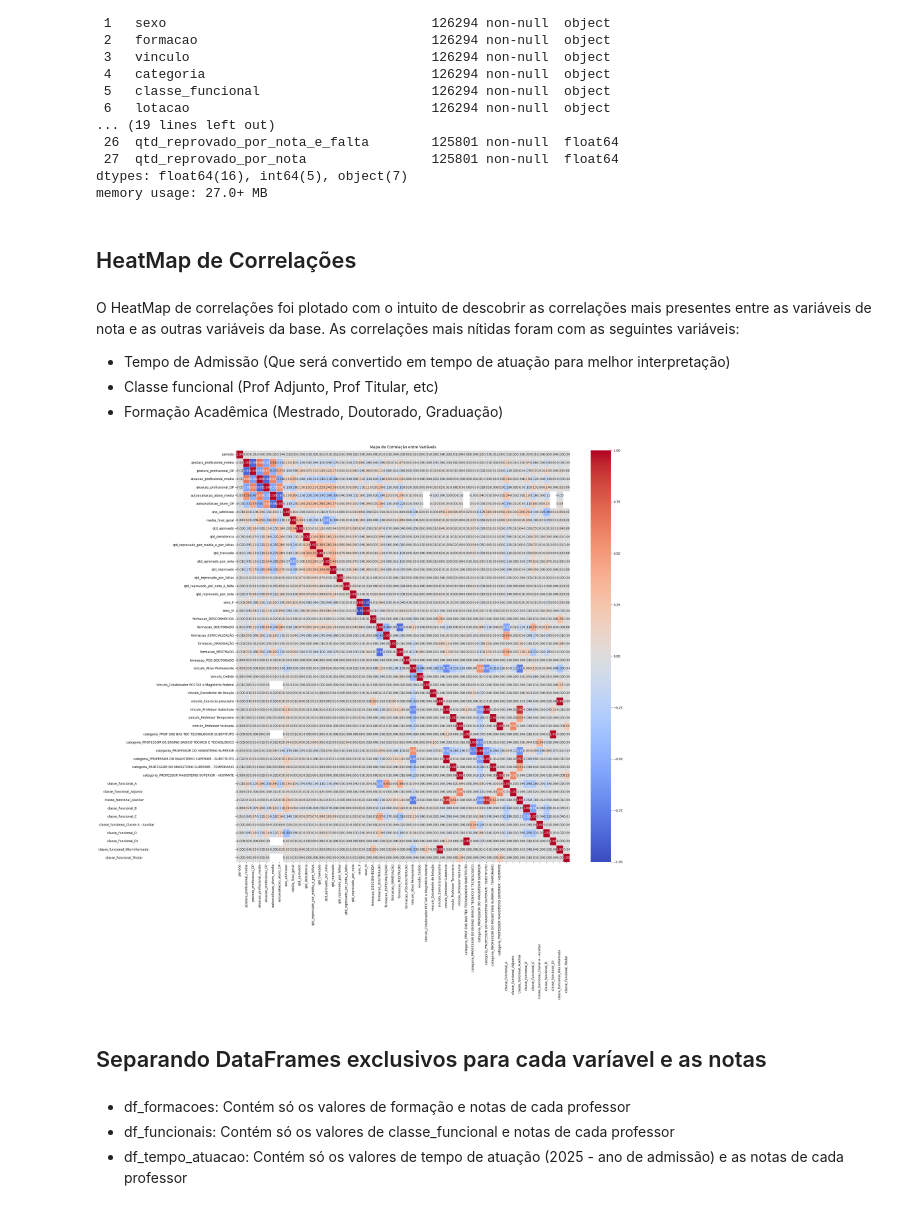
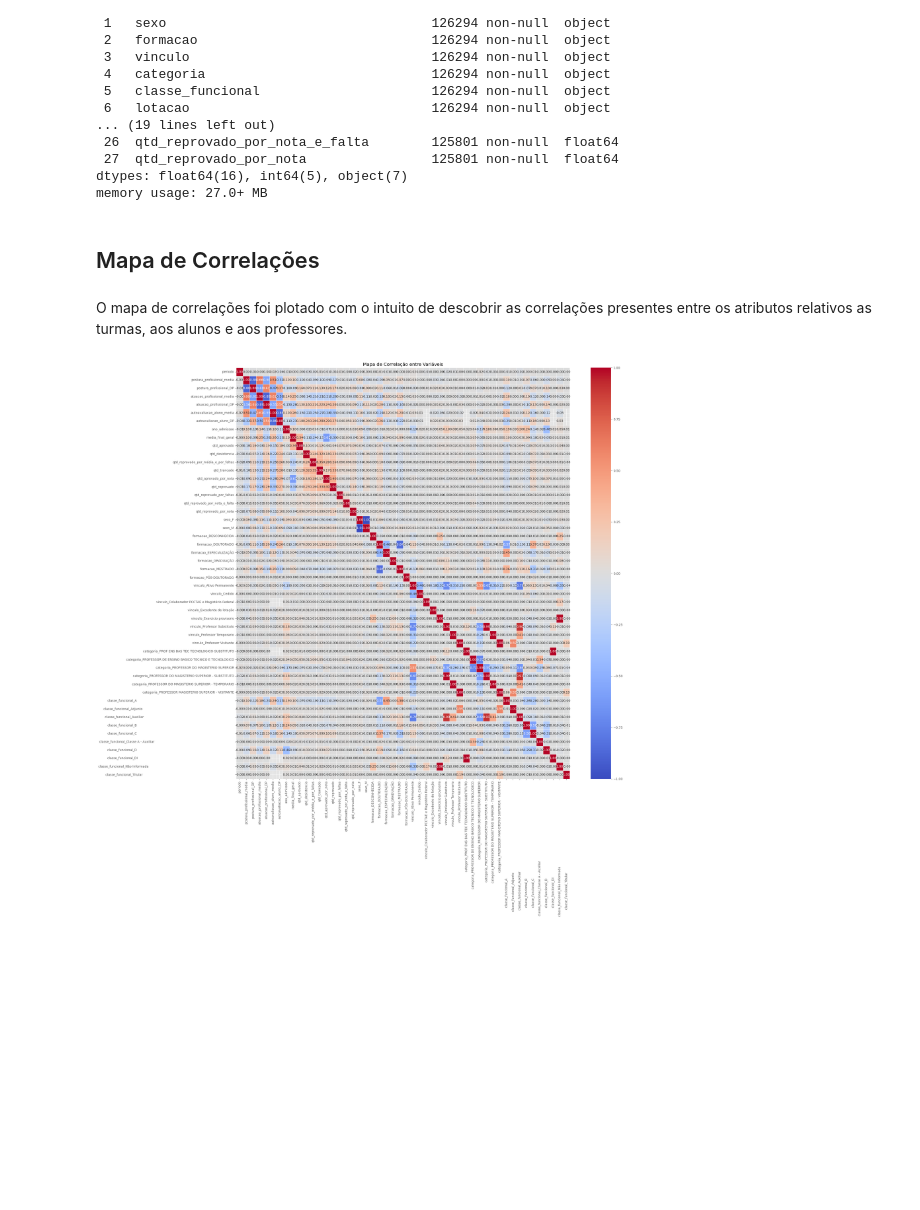
Before and after one commit to PETCC-UFRN/data-pet, a Jupyter notebook: ENAPET2025/EDA_completo.ipynb, the cells around one changed output. Saved outputs shown, nothing was run; the diff lists cells and outputs as text; code cells hidden in the pictures; blank space fills up the shorter version.

Commit message:
mapa de correlações, normalização, remoção de atributos inúteis

```diff
--- a/ENAPET2025/EDA_completo.ipynb
+++ b/ENAPET2025/EDA_completo.ipynb
@@ -14,8 +14,10 @@ Uma turma possui dados que dizem respeito a três pontos:
 # %%
 import pandas as pd
 import numpy as np
+import seaborn as sns
 import matplotlib.pyplot as plt
-import seaborn as sns
+from sklearn.preprocessing import MinMaxScaler
+plt.style.use('ggplot')
 # %% [markdown]
 ## Carregando Arquivo CSV
 # %%
@@ -44,30 +46,24 @@ Data columns (total 28 columns):
 dtypes: float64(16), int64(5), object(7)
 memory usage: 27.0+ MB
 # %% [markdown]
-## HeatMap de Correlações
+## Mapa de Correlações
 # %% [markdown]
-O HeatMap de correlações foi plotado com o intuito de descobrir as correlações mais presentes entre as variáveis de nota e as outras variáveis da base. As correlações mais nítidas foram com as seguintes variáveis:
-
-- Tempo de Admissão (Que será convertido em tempo de atuação para melhor interpretação)
-- Classe funcional (Prof Adjunto, Prof Titular, etc)
-- Formação Acadêmica (Mestrado, Doutorado, Graduação)
+O mapa de correlações foi plotado com o intuito de descobrir as correlações presentes entre os atributos relativos as turmas, aos alunos e aos professores.
 # %%
 df_encoded = df.drop(columns=['nome', 'id_turma', 'ano', 'qtd_discentes', 'lotacao'])
 
 df_encoded = pd.get_dummies(df_encoded)
 
-correlacao = df_encoded.corr()
+# Normalizando dados
+scaler = MinMaxScaler()
+df_normalizado = pd.DataFrame(scaler.fit_transform(df_encoded), columns=df_encoded.columns)
+
+correlacao = df_normalizado.corr()
 
 plt.figure(figsize=(25, 25))
 sns.heatmap(correlacao, annot=True, fmt=".2f", cmap="coolwarm", linewidths=0.5)
 plt.title("Mapa de Correlação entre Variáveis")
 plt.tight_layout()
 plt.show()
 # %% [output]
-[figure, old version]
+[figure, new version]
-# %% [markdown]
-## Separando DataFrames exclusivos para cada varíavel e as notas
-# %% [markdown]
-- df_formacoes: Contém só os valores de formação e notas de cada professor
-- df_funcionais: Contém só os valores de classe_funcional e notas de cada professor
-- df_tempo_atuacao: Contém só os valores de tempo de atuação (2025 - ano de admissão) e as notas de cada professor
```
Also changed, not shown: parts of 16 cells of this notebook, 1 other file.
